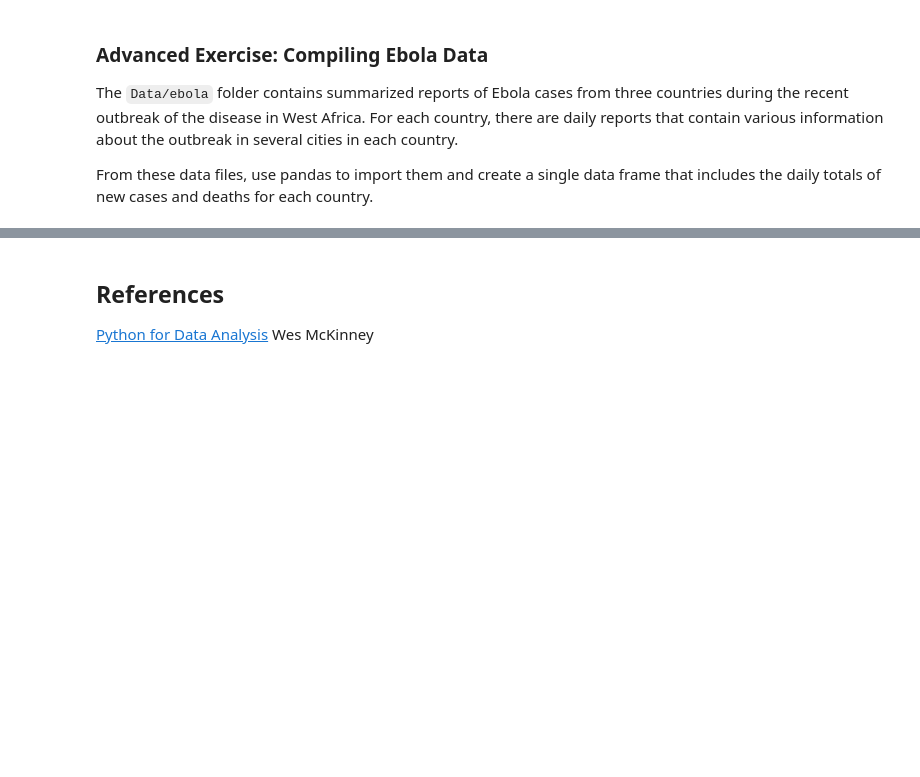
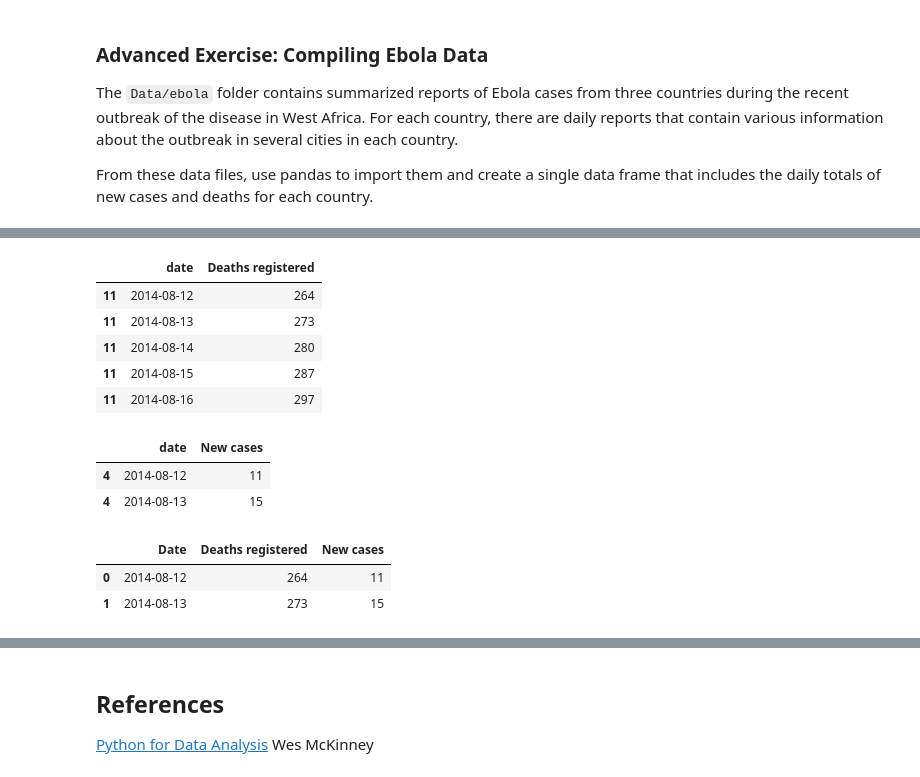
Before and after one commit to daniel-guggenheim/ada-homeworks, a Jupyter notebook: Intro to Pandas.ipynb, the cells around one changed output, grey strips where cells are left out. Saved outputs shown, nothing was run; the diff lists cells and outputs as text; code cells hidden in the pictures; blank space fills up the shorter version.

```diff
--- a/Intro to Pandas.ipynb
+++ b/Intro to Pandas.ipynb
@@ -2086,0 +2252,34 @@ From these data files, use pandas to import them and create a single data frame
+# %%
+## Making the deaths data in table
+slde = deathsS(sl)
+slde = slde[['date', 'National']]
+slde.rename(columns={'National':'Deaths registered'}, inplace=True)
+slde.fillna({'Deaths registered':0}, inplace=True)
+slde.head(5)
+# %% [output]
+|  | date | Deaths registered |
+| 11 | 2014-08-12 | 264 |
+| 11 | 2014-08-13 | 273 |
+| 11 | 2014-08-14 | 280 |
+| 11 | 2014-08-15 | 287 |
+| 11 | 2014-08-16 | 297 |
+# %%
+## Making the cases data in table
+slnc = newCasesS(sl)
+slnc = slnc[['date', 'National']]
+slnc.rename(columns={'National':'New cases'}, inplace=True)
+slnc.fillna({'New cases':0}, inplace=True)
+slnc.head(2)
+# %% [output]
+|  | date | New cases |
+| 4 | 2014-08-12 | 11 |
+| 4 | 2014-08-13 | 15 |
+# %%
+## Mixing the two columns:
+sltot = pd.merge(slde,slnc,on='date')
+sltot.rename(columns={'date':'Date'}, inplace=True)
+sltot.head(2)
+# %% [output]
+|  | Date | Deaths registered | New cases |
+| 0 | 2014-08-12 | 264 | 11 |
+| 1 | 2014-08-13 | 273 | 15 |
```
Also changed, not shown: parts of 23 cells of this notebook, 1 other file.
